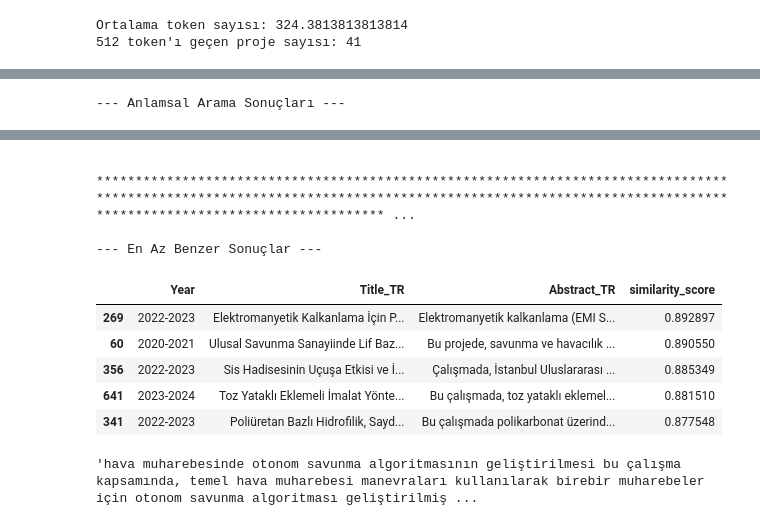
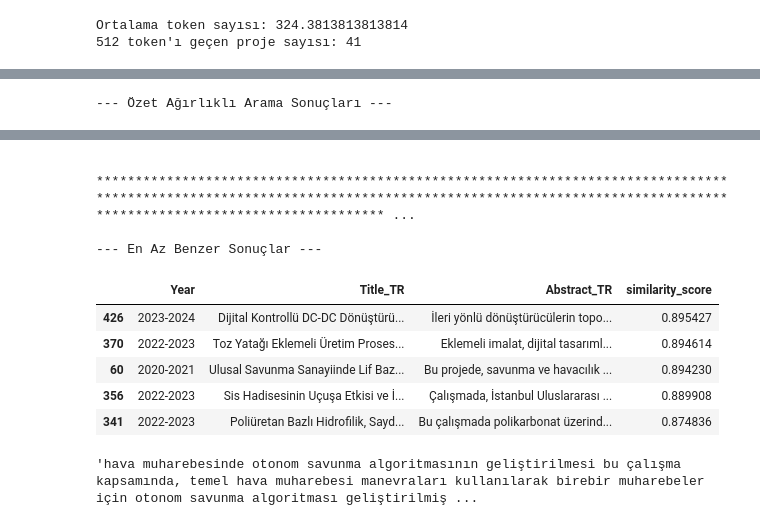
Before and after one commit to ensarakbas77/LIFT-UP-Project-Similarity-Analysis, a Jupyter notebook: notebooks/DistilBERT.ipynb, the cells around one changed output, grey strips where cells are left out. Cells and saved outputs as stored; diff of their text form; code cells hidden in the pictures.

```diff
--- a/notebooks/DistilBERT.ipynb
+++ b/notebooks/DistilBERT.ipynb
@@ -158,7 +226,7 @@ def clean_text(text):
     text = re.sub(r"[#%&*_=+<>]", "", text)
     return text.strip()
 
-# Kullanıcıdan gelen ham veriler (Hiçbir kırpma yapılmamıştır)
+# Kullanıcıdan gelen ham veriler
 raw_query_title = "Hava Muharebesinde Otonom Savunma Algoritmasının Geliştirilmesi"
 
 raw_query_abstract = (
@@ -175,14 +243,28 @@ raw_query_abstract = (
 
 raw_query_keywords = "bire-bir hava muharebesi, kural tabanlı yöntem, temel hava muharebe manevraları."
 
-# Metinleri birleştirme ve modele uygun vektöre çevirme
-query_text = f"{clean_text(raw_query_title)} {clean_text(raw_query_abstract)} {clean_text(raw_query_keywords)}"
-query_vector = get_embeddings(query_text)  # (H,)
+# ARAMAYI DA AĞIRLIKLI YAPIYORUZ
+W_TITLE = 0.20
+W_ABSTRACT = 0.70
+W_KEYWORDS = 0.10
+
+# 1. Her sorgu parçası için ayrı vektör üret
+vec_title = get_embeddings(clean_text(raw_query_title)).astype(np.float32)
+vec_abstract = get_embeddings(clean_text(raw_query_abstract)).astype(np.float32)
+vec_keywords = get_embeddings(clean_text(raw_query_keywords)).astype(np.float32)
+
+# 2. Vektörleri ağırlıklarıyla çarp ve topla
+query_vector = (W_TITLE * vec_title) + (W_ABSTRACT * vec_abstract) + (W_KEYWORDS * vec_keywords)
+
+# 3. Formülün bozulmaması için normalize et
+norm = np.linalg.norm(query_vector)
+if norm > 0:
+    query_vector = query_vector / norm
 
 # Mevcut veri kümesini karşılaştırma için hazırlama
 corpus_embeddings = np.array(df["embedding"].tolist(), dtype=np.float32)  # (N, H)
 
-# Kosinüs benzerliği hesaplama (embedding'ler normalize edildiği için dot-product yeterli)
+# Kosinüs benzerliği hesaplama
 similarity_scores = np.dot(corpus_embeddings, query_vector)
 
 # Sonuçları raporlama ve benzerlik skoruna göre sıralama
@@ -190,7 +272,7 @@ df["similarity_score"] = similarity_scores
 top_results = df.sort_values(by="similarity_score", ascending=False)
 
 # En benzer ilk 5 sonuç
-print("\n--- Anlamsal Arama Sonuçları ---")
+print("\n--- Özet Ağırlıklı Arama Sonuçları ---")
 with pd.option_context('display.max_colwidth', None):
     display(top_results[["Year","Title_TR", "Abstract_TR","similarity_score"]].head(5))
 
@@ -201,6 +283,6 @@ print("\n--- En Az Benzer Sonuçlar ---")
 with pd.option_context('display.max_colwidth', None):
     display(top_results[["Year","Title_TR", "Abstract_TR","similarity_score"]].tail(5))
 # %% [output]
---- Anlamsal Arama Sonuçları ---
+--- Özet Ağırlıklı Arama Sonuçları ---
 |  | Year | Title_TR | Abstract_TR | similarity_score |
 | 2 | 2020-2021 | Hava Muharebesinde Otonom Savunma... | Bu çalışma kapsamında, temel hava... | 1.000000 |
@@ -211,12 +293,12 @@ with pd.option_context('display.max_colwidth', None):
  ******************************************************************************************************************************************************************************************************* ...
 
 --- En Az Benzer Sonuçlar ---
 |  | Year | Title_TR | Abstract_TR | similarity_score |
-| 269 | 2022-2023 | Elektromanyetik Kalkanlama İçin P... | Elektromanyetik kalkanlama (EMI S... | 0.892897 |
-| 60 | 2020-2021 | Ulusal Savunma Sanayiinde Lif Baz... | Bu projede, savunma ve havacılık ... | 0.890550 |
-| 356 | 2022-2023 | Sis Hadisesinin Uçuşa Etkisi ve İ... | Çalışmada, İstanbul Uluslararası ... | 0.885349 |
-| 641 | 2023-2024 | Toz Yataklı Eklemeli İmalat Yönte... | Bu çalışmada, toz yataklı eklemel... | 0.881510 |
-| 341 | 2022-2023 | Poliüretan Bazlı Hidrofilik, Sayd... | Bu çalışmada polikarbonat üzerind... | 0.877548 |
+| 426 | 2023-2024 | Dijital Kontrollü DC-DC Dönüştürü... | İleri yönlü dönüştürücülerin topo... | 0.895427 |
+| 370 | 2022-2023 | Toz Yatağı Eklemeli Üretim Proses... | Eklemeli imalat, dijital tasarıml... | 0.894614 |
+| 60 | 2020-2021 | Ulusal Savunma Sanayiinde Lif Baz... | Bu projede, savunma ve havacılık ... | 0.894230 |
+| 356 | 2022-2023 | Sis Hadisesinin Uçuşa Etkisi ve İ... | Çalışmada, İstanbul Uluslararası ... | 0.889908 |
+| 341 | 2022-2023 | Poliüretan Bazlı Hidrofilik, Sayd... | Bu çalışmada polikarbonat üzerind... | 0.874836 |
 # %%
 df["combined_text"].iloc[2]
 # %% [output]
```
Also changed, not shown: parts of 6 cells of this notebook, 1 other file.
